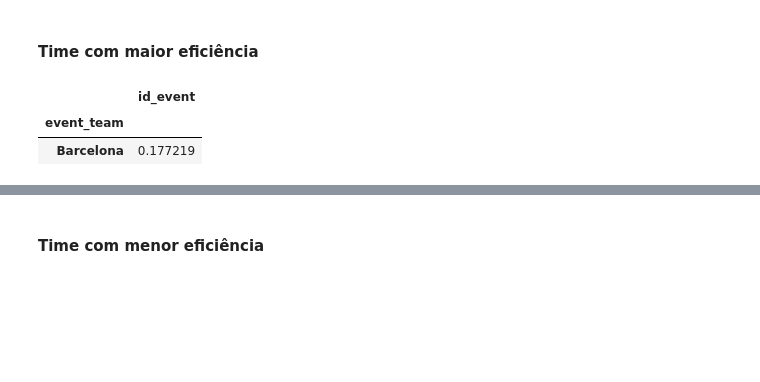
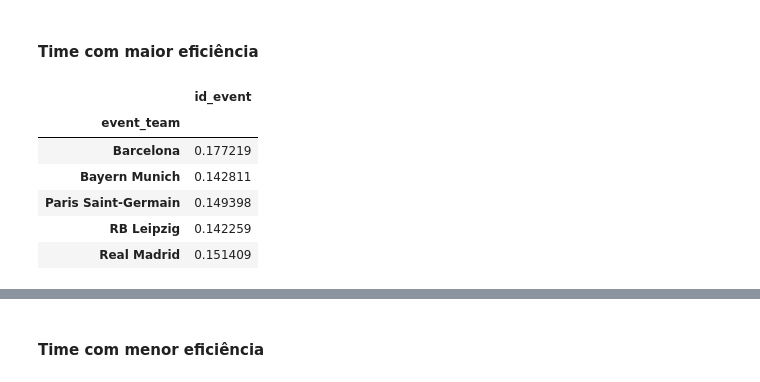
Before and after one commit to zegildo/DataMining, a Jupyter notebook: 2017.2/Elizeu/Questões.ipynb, the cells around one changed output, grey strips where cells are left out. Drawn from its saved outputs; the diff is of its cells as text; code cells hidden in the pictures; blank space fills up the shorter version.

```diff
--- a/2017.2/Elizeu/Questões.ipynb
+++ b/2017.2/Elizeu/Questões.ipynb
@@ -205,8 +206,12 @@ dfe = eficiencia_geral.to_frame()
 # %% [markdown]
 #### Time com maior eficiência
 # %%
-dfe[(dfe['id_event'] == dfe['id_event'].max() )]
+dfe[(dfe['id_event'] > 0.14 )]
 # %% [output]
 |  | id_event |
 | event_team |  |
 | Barcelona | 0.177219 |
+| Bayern Munich | 0.142811 |
+| Paris Saint-Germain | 0.149398 |
+| RB Leipzig | 0.142259 |
+| Real Madrid | 0.151409 |
```
Also changed, not shown: parts of 35 cells of this notebook.
